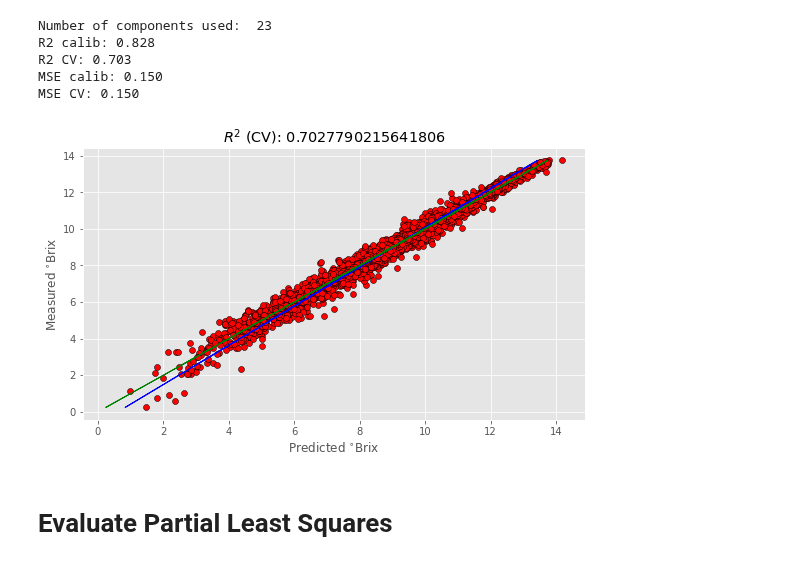
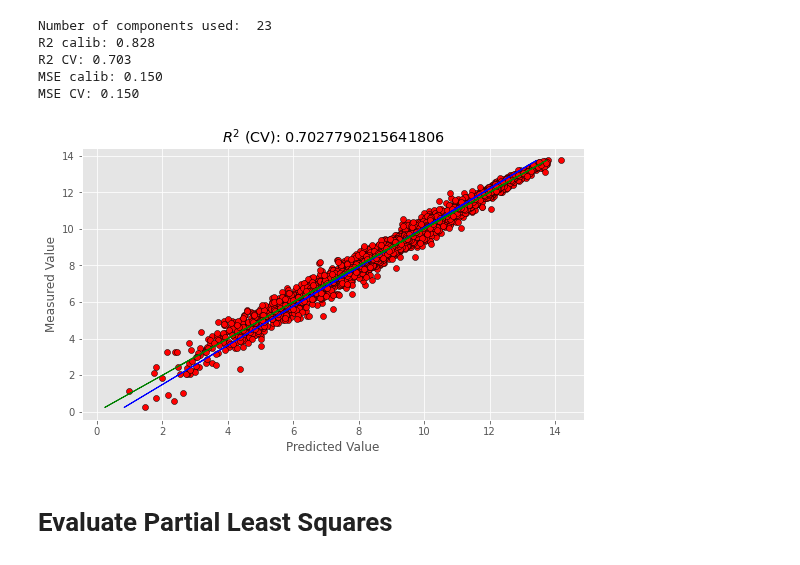
Before and after one commit to tessaSlice/Gene-Regression-Analysis, a Jupyter notebook: DataInterpretation.ipynb, the cells around one changed output. Drawn from its saved outputs; the diff is of its cells as text; code cells hidden in the pictures.

Commit message:
cleanup of the graph

```diff
--- a/DataInterpretation.ipynb
+++ b/DataInterpretation.ipynb
@@ -784,24 +784,24 @@ MSE CV: 0.150
 # %%
 # Plot regression and figures of merit
 rangey = y_train.max() - y_train.min()
 rangex = np.amax(y_c) - np.amin(y_c)
 
 # Fit a line to the CV vs response
 z = np.polyfit(y_train.iloc[:, 0].to_numpy(), y_c[:, 0], 1)
 with plt.style.context(('ggplot')):
     fig, ax = plt.subplots(figsize=(9, 5))
     ax.scatter(y_c, y_train, c='red', edgecolors='k')
     #Plot the best fit line
     ax.plot(np.polyval(z,y_train), y_train, c='blue', linewidth=1)
     #Plot the ideal 1:1 line
     ax.plot(y_train, y_train, color='green', linewidth=1)
     plt.title('$R^{2}$ (CV): '+str(score_cv_optimal))
-    plt.xlabel('Predicted $^{\circ}$Brix')
-    plt.ylabel('Measured $^{\circ}$Brix')
+    plt.xlabel('Predicted Value')
+    plt.ylabel('Measured Value')
 
     plt.show()
 # %% [output]
-[figure, old version]
+[figure, new version]
 # %% [markdown]
 # Evaluate Partial Least Squares
 # %%
```
